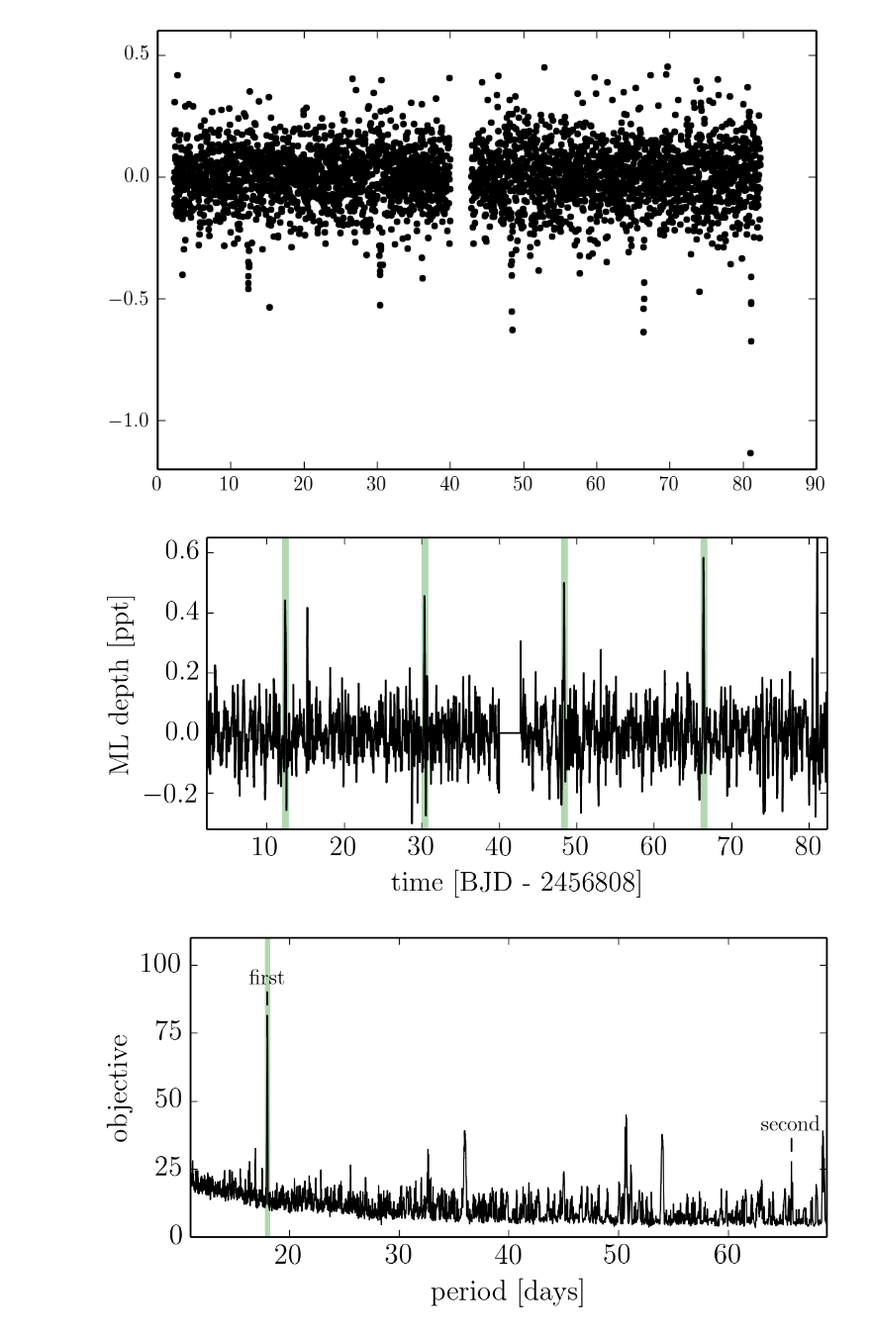
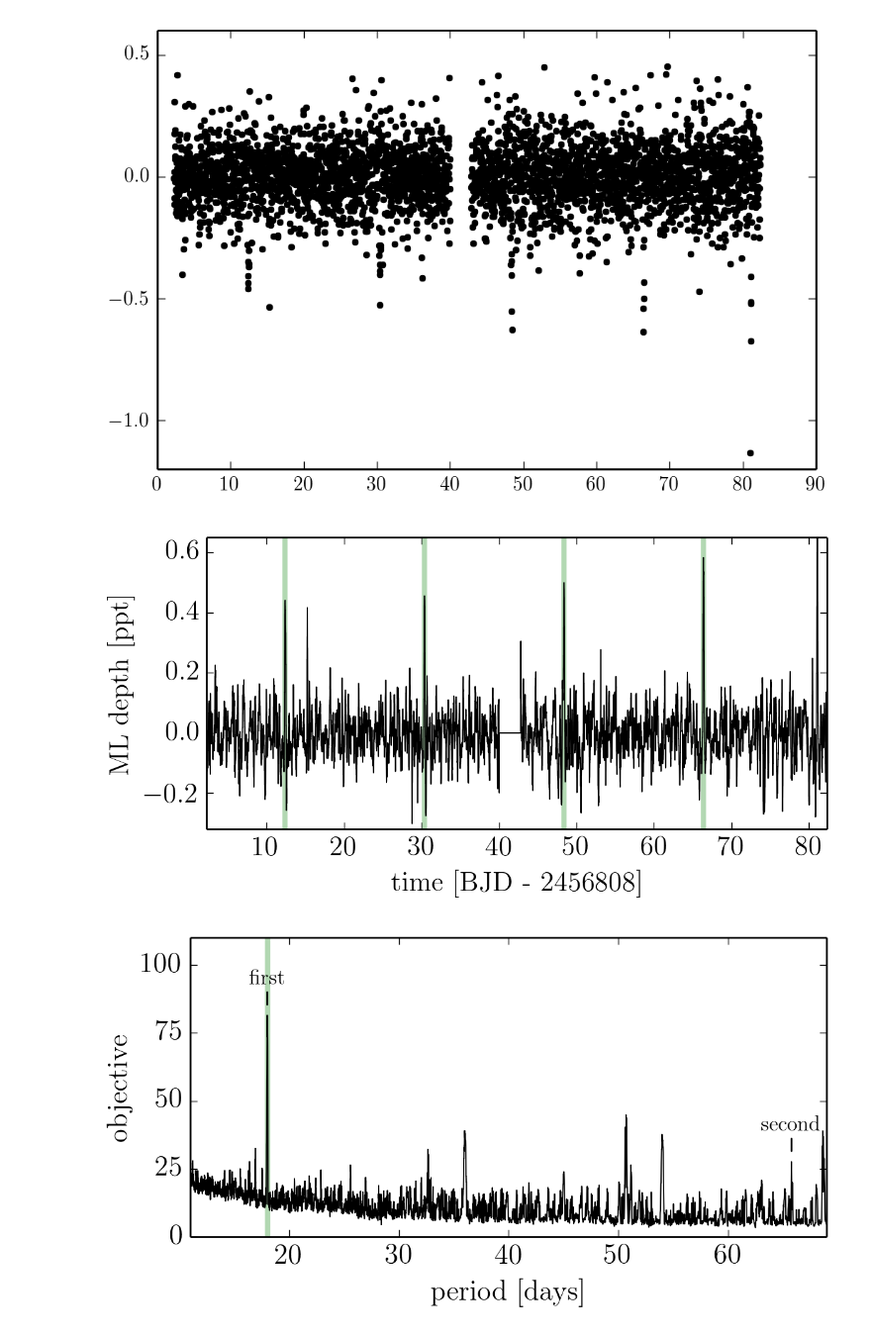
Before and after one commit to dfm/k2-paper, a Jupyter notebook: figures/search.ipynb, the cells around one changed output. Shown at 99% size. Drawn from its saved outputs; the diff is of its cells as text; code cells hidden in the pictures.

```diff
--- a/figures/search.ipynb
+++ b/figures/search.ipynb
@@ -59,24 +59,24 @@ pl.plot(lc.time, lc.flux-mu, ".k")
 # %%
 fig = pl.figure(figsize=(6, 3))
 ax = pl.axes([0.15, 0.2, 0.83, 0.78])
 
 t = np.arange(r.min_time_1d, r.max_time_1d, r.time_spacing)
 
 p, t0 = q["injections"][0]["period"], q["injections"][0]["t0"]
 while t0 < max(t):
-    ax.axvline(t0, lw=4, color="g", alpha=0.3)
+    ax.axvline(t0, lw=3, color="g", alpha=0.3)
     t0 += p
 
 mu, std = r.depth_1d[:, 0], 1.0 / np.sqrt(r.depth_ivar_1d)[:, 0]
-ax.plot(t, mu, "k", lw=1.0)
+ax.plot(t, mu, "k", lw=0.7)
 
 ax.set_xlim(min(t), max(t))
 ax.set_ylim(-0.32, 0.65)
 ax.set_ylabel("ML depth [ppt]")
 ax.set_xlabel("time [BJD - 2456808]")
 fig.savefig("linear.pdf")
 # %% [output]
-[figure, old version]
+[figure, new version]
 # %%
 fig = pl.figure(figsize=(6, 3))
 ax = pl.axes([0.15, 0.2, 0.83, 0.78])
```
Also changed, not shown: 2 other files.
